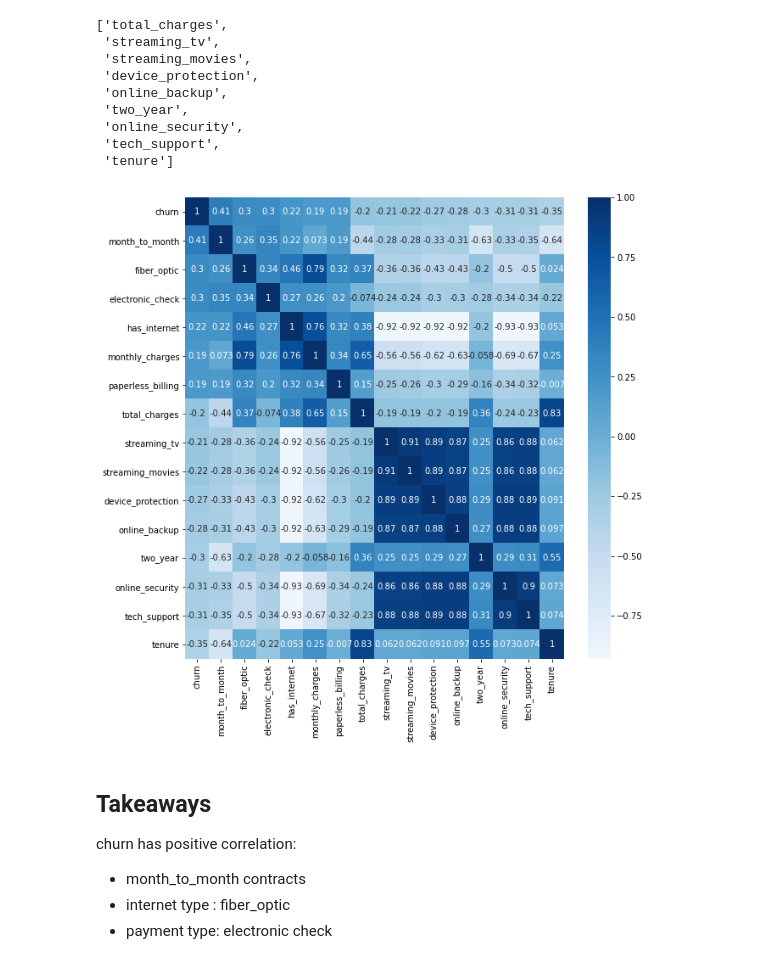
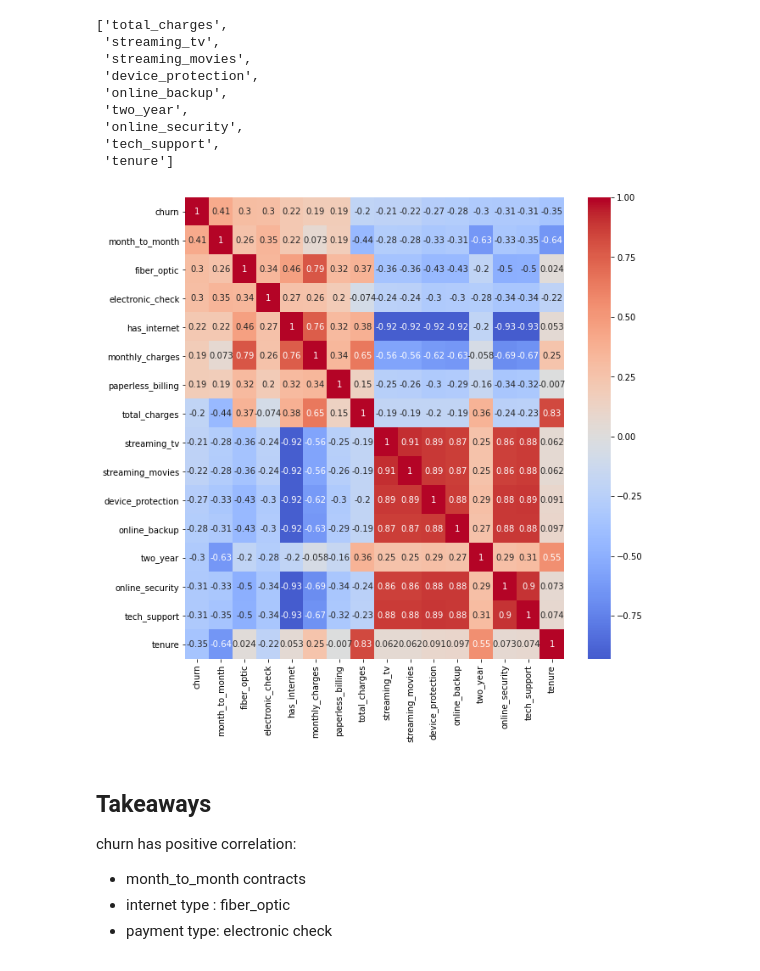
Before and after one commit to cindyvillanuevads/telco_classification_project, a Jupyter notebook: initial_nb_project.ipynb, the cells around one changed output. Drawn from its saved outputs; the diff is of its cells as text; code cells hidden in the pictures.

```diff
--- a/initial_nb_project.ipynb
+++ b/initial_nb_project.ipynb
@@ -418,7 +308,7 @@ def clean_data(df):
     return df
 # %%
 #acquire data
-df = get_telco_churn()
+df = acquire.get_telco_churn()
 # %%
 df.shape
 # %% [output]
@@ -436,7 +326,7 @@ Index(['payment_type_id', 'internet_service_type_id', 'contract_type_id',
       dtype='object')
 # %%
 #use my clean function
-df_clean = clean_data(df)
+df_clean = prepare.clean_data(df)
 # %%
 df_clean.shape
 # %% [output]
@@ -591,7 +494,7 @@ def split_data(df):
                                        stratify=train_validate.churn)
     return train, validate, test
 # %%
-train, validate, test = split_data(df_clean)
+train, validate, test = prepare.split_data(df_clean)
 # %%
 df_clean.shape
 # %% [output]
@@ -709,12 +618,12 @@ list(cols[cols < (-.2)].index)
 # %%
 #
 plt.figure(figsize=(10,10))
-sns.heatmap(train[col_list].corr() , cmap='Blues', center=0, annot=True)
+sns.heatmap(train[col_list].corr() , cmap='coolwarm', center=0, annot=True)
 
 plt.title('')
 plt.show()
 # %% [output]
-[figure, old version]
+[figure, new version]
 # %% [markdown]
 ## Takeaways
 churn has positive correlation:
```
Also changed, not shown: parts of 105 cells of this notebook.
